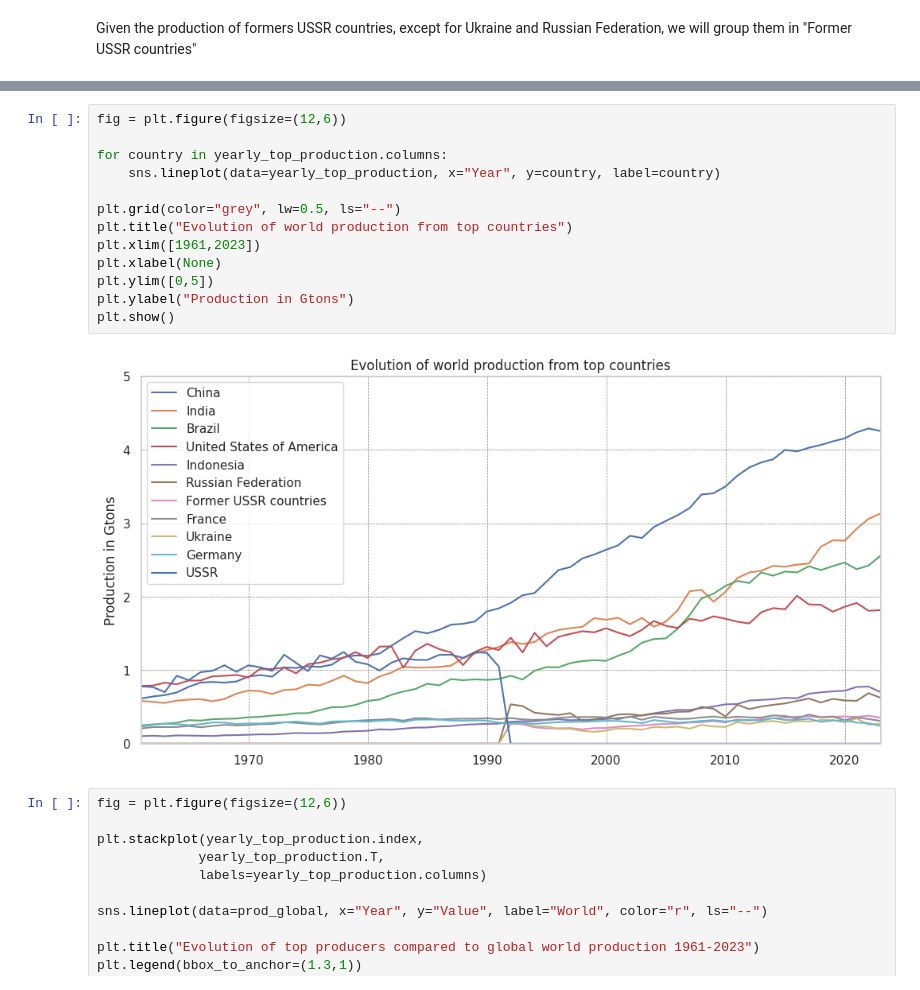
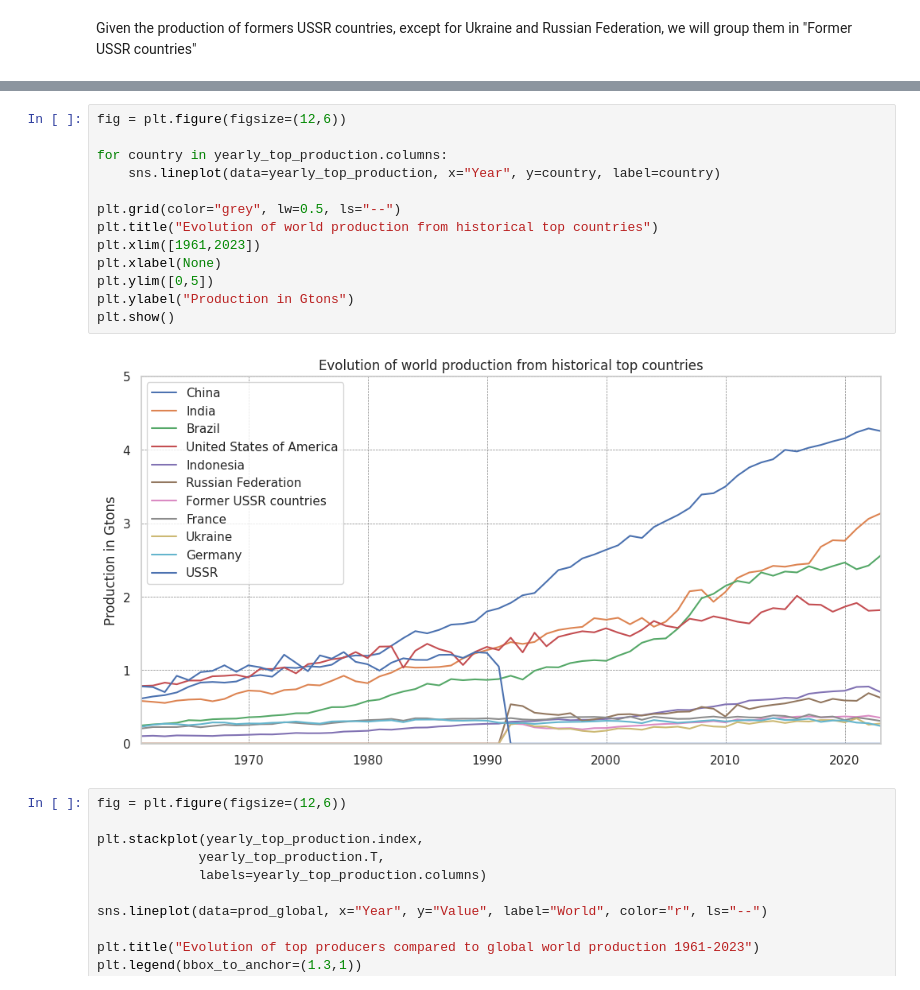
Before and after one commit to SimFour64/fao_analysis, a Jupyter notebook: notebooks/03_Analysis.ipynb, the cells around one changed output, grey strips where cells are left out. Saved outputs shown, nothing was run; the diff lists cells and outputs as text.

```diff
--- a/notebooks/03_Analysis.ipynb
+++ b/notebooks/03_Analysis.ipynb
@@ -344,18 +283,18 @@ yearly_top_production
 # %%
 fig = plt.figure(figsize=(12,6))
 
 for country in yearly_top_production.columns:
     sns.lineplot(data=yearly_top_production, x="Year", y=country, label=country)
 
 plt.grid(color="grey", lw=0.5, ls="--")
-plt.title("Evolution of world production from top countries")
+plt.title("Evolution of world production from historical top countries")
 plt.xlim([1961,2023])
 plt.xlabel(None)
 plt.ylim([0,5])
 plt.ylabel("Production in Gtons")
 plt.show()
 # %% [output]
-[figure, old version]
+[figure, new version]
 # %%
 fig = plt.figure(figsize=(12,6))
 
```
Also changed, not shown: parts of 23 cells of this notebook.
